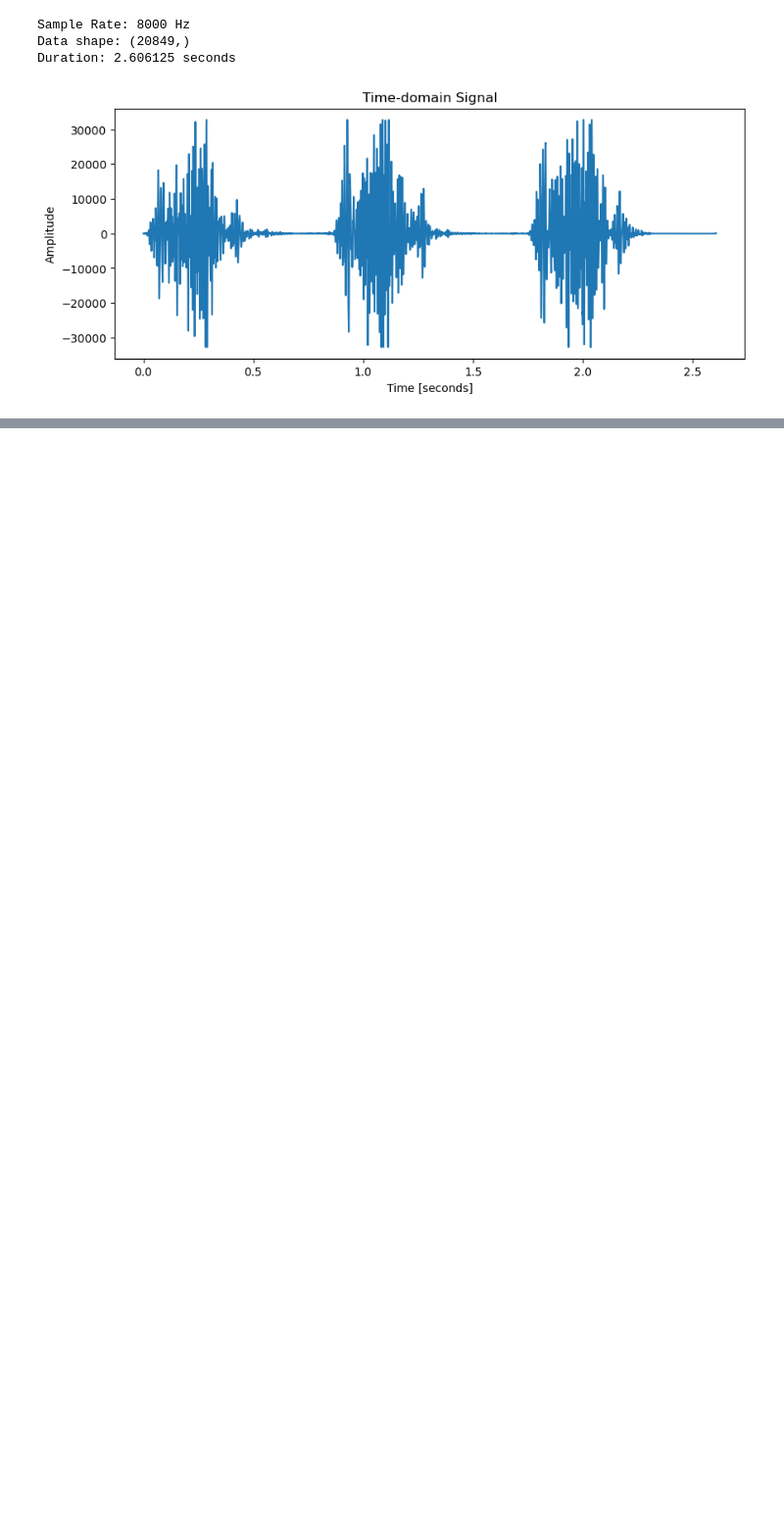
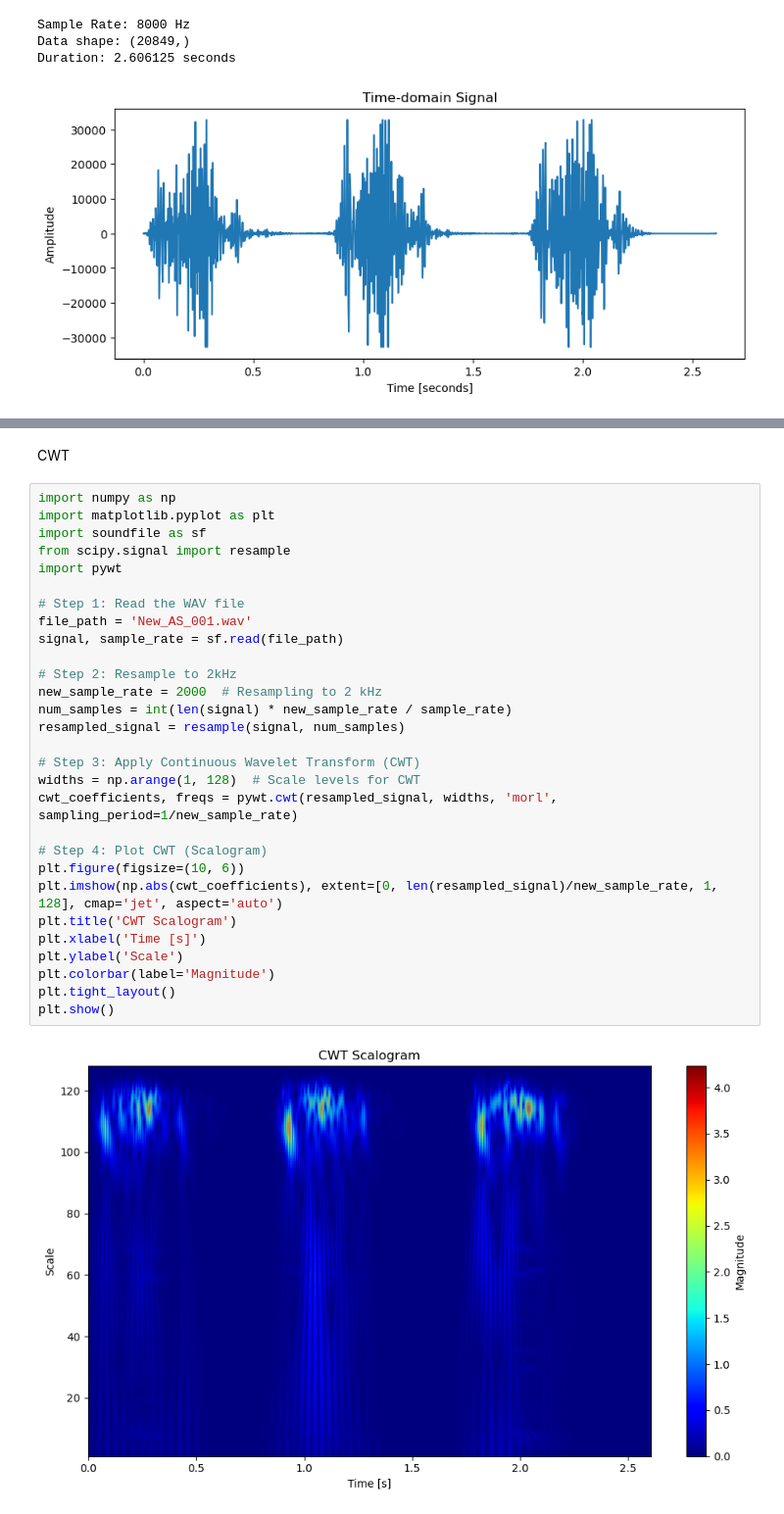
Before and after one commit to Somenpradhan/ECG-Signal, a Jupyter notebook: data/AS/signal_analysis.ipynb, the cells around one changed output, grey strips where cells are left out. Shown at 98% size. Cells and saved outputs as stored; diff of their text form; blank space fills up the shorter version.

```diff
--- a/data/AS/signal_analysis.ipynb
+++ b/data/AS/signal_analysis.ipynb
@@ -96,0 +289,33 @@ Duration: 2.606125 seconds
+# %% [markdown]
+CWT
+# %%
+import numpy as np
+import matplotlib.pyplot as plt
+import soundfile as sf
+from scipy.signal import resample
+import pywt
+
+# Step 1: Read the WAV file
+file_path = 'New_AS_001.wav'
+signal, sample_rate = sf.read(file_path)
+
+# Step 2: Resample to 2kHz
+new_sample_rate = 2000  # Resampling to 2 kHz
+num_samples = int(len(signal) * new_sample_rate / sample_rate)
+resampled_signal = resample(signal, num_samples)
+
+# Step 3: Apply Continuous Wavelet Transform (CWT)
+widths = np.arange(1, 128)  # Scale levels for CWT
+cwt_coefficients, freqs = pywt.cwt(resampled_signal, widths, 'morl', sampling_period=1/new_sample_rate)
+
+# Step 4: Plot CWT (Scalogram)
+plt.figure(figsize=(10, 6))
+plt.imshow(np.abs(cwt_coefficients), extent=[0, len(resampled_signal)/new_sample_rate, 1, 128], cmap='jet', aspect='auto')
+plt.title('CWT Scalogram')
+plt.xlabel('Time [s]')
+plt.ylabel('Scale')
+plt.colorbar(label='Magnitude')
+plt.tight_layout()
+plt.show()
+# %% [output]
+[figure, added]
```
Also changed, not shown: parts of 9 cells of this notebook.
